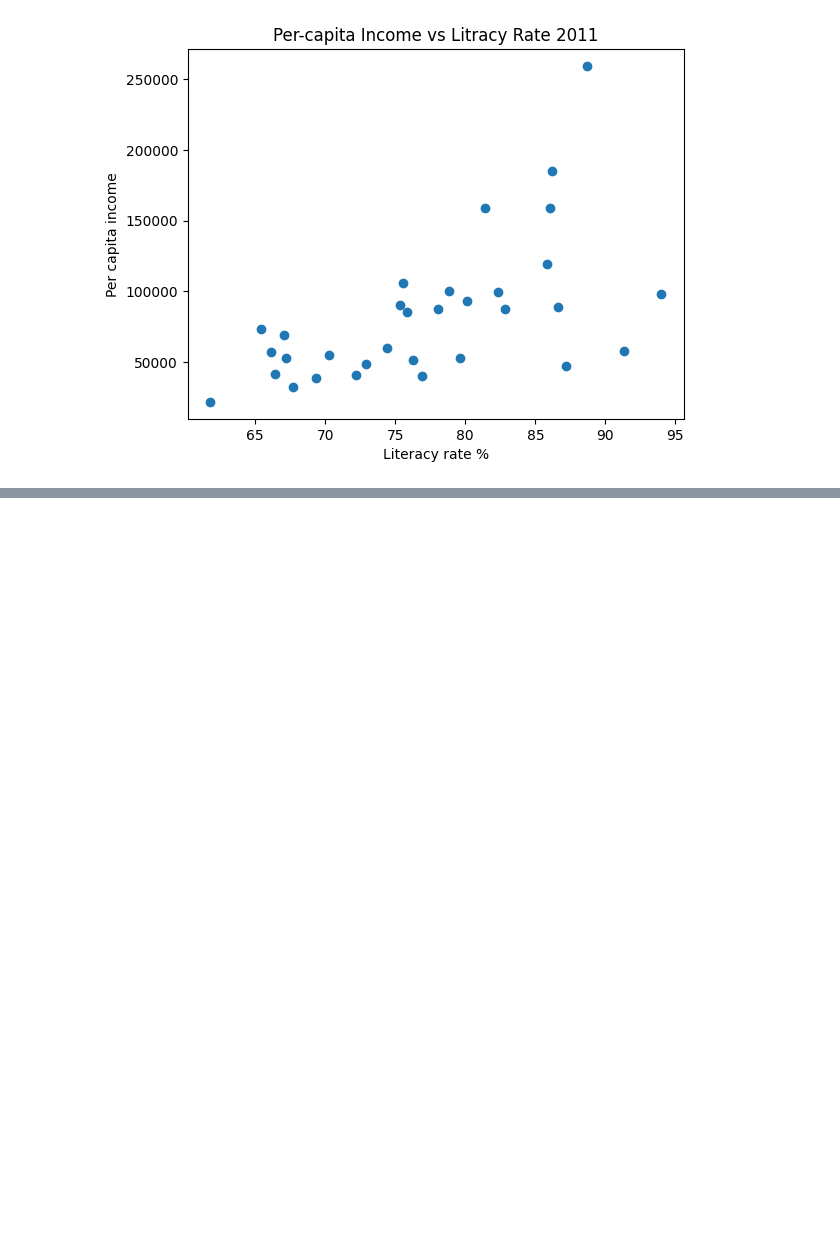
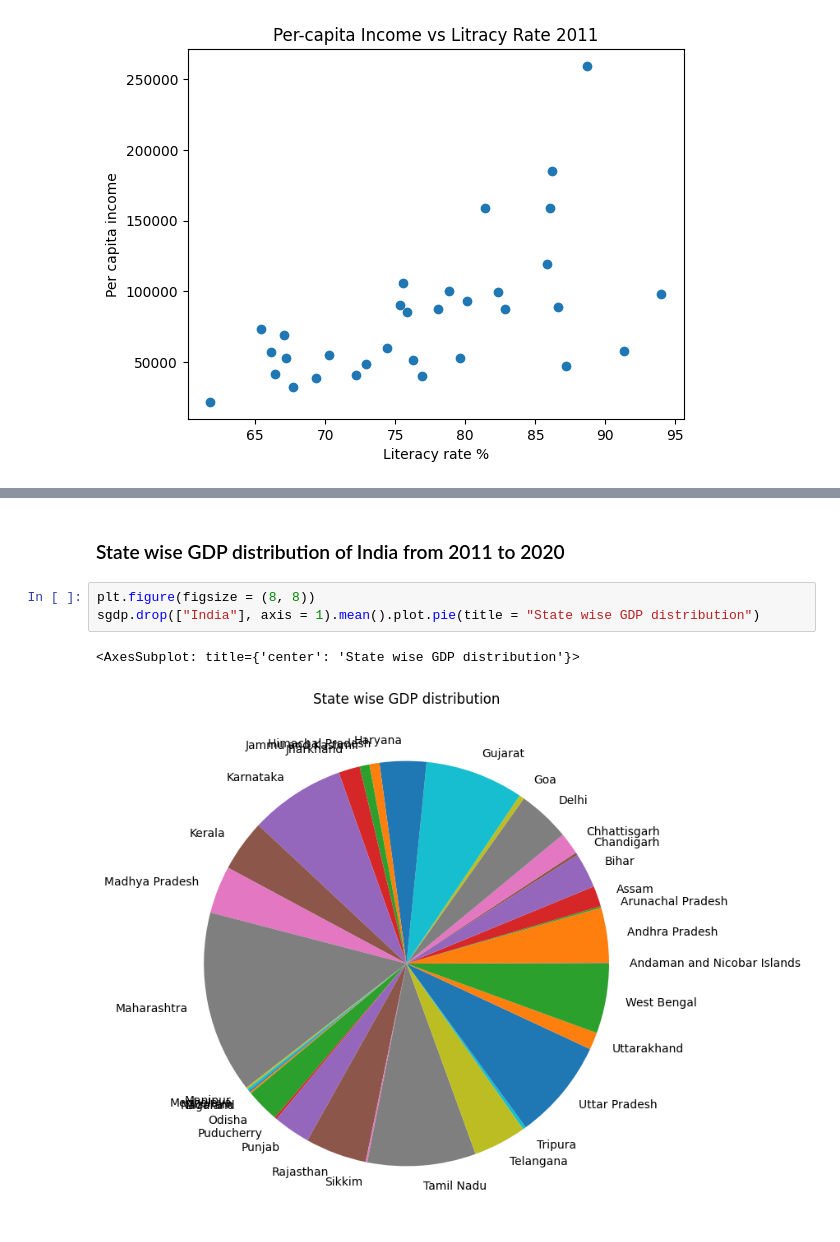
Before and after one commit to shashankkestwal/IndianEconomyAnalysis, a Jupyter notebook: DAV_Project-1.ipynb, the cells around one changed output, grey strips where cells are left out. Drawn from its saved outputs; the diff is of its cells as text; blank space fills up the shorter version.

```diff
--- a/DAV_Project-1.ipynb
+++ b/DAV_Project-1.ipynb
@@ -391,0 +458,8 @@ plt.show()
+# %% [markdown]
+### State wise GDP distribution of India from 2011 to 2020
+# %%
+plt.figure(figsize = (8, 8))
+sgdp.drop(["India"], axis = 1).mean().plot.pie(title = "State wise GDP distribution")
+# %% [output]
+<AxesSubplot: title={'center': 'State wise GDP distribution'}>
+[figure, added]
```
Also changed, not shown: parts of 23 cells of this notebook.
